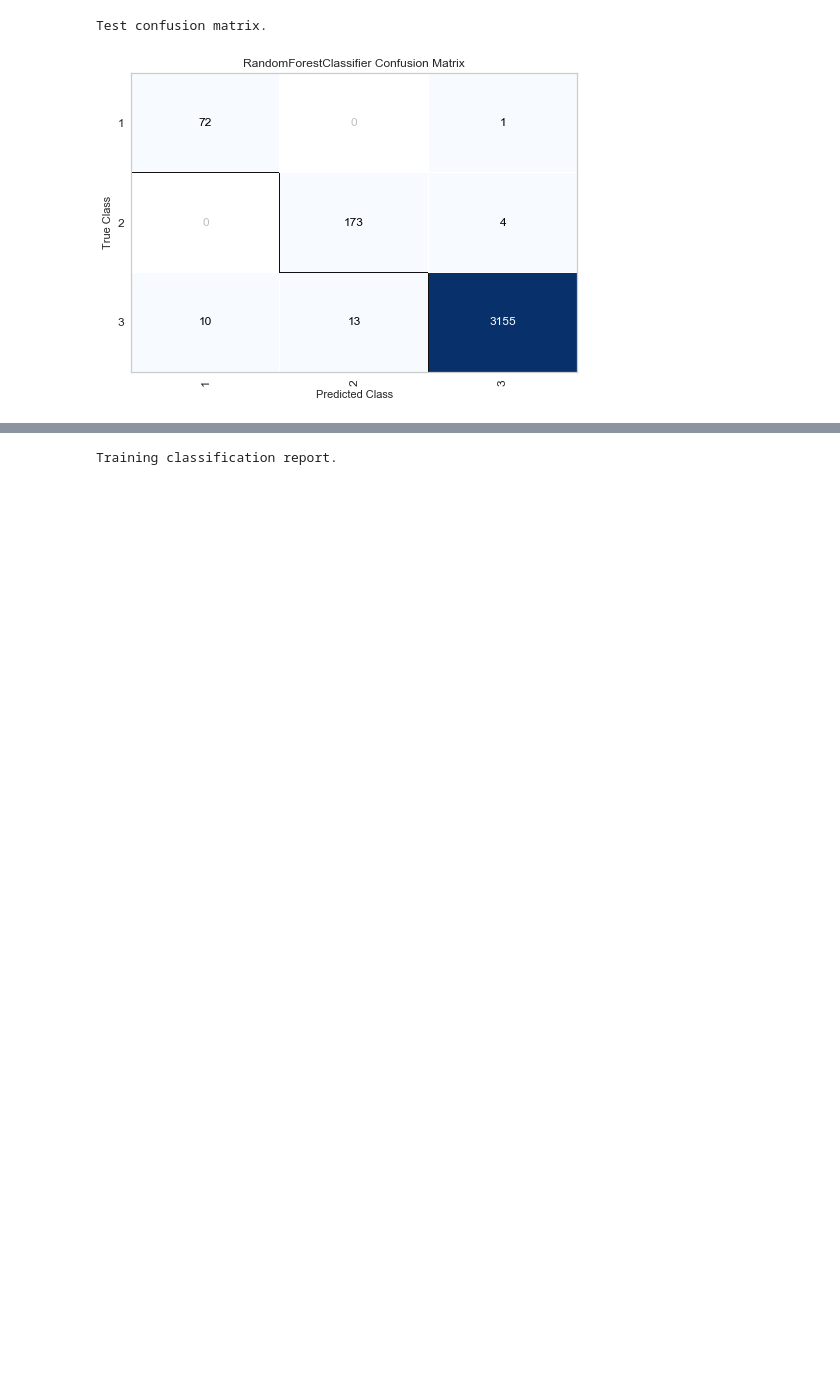
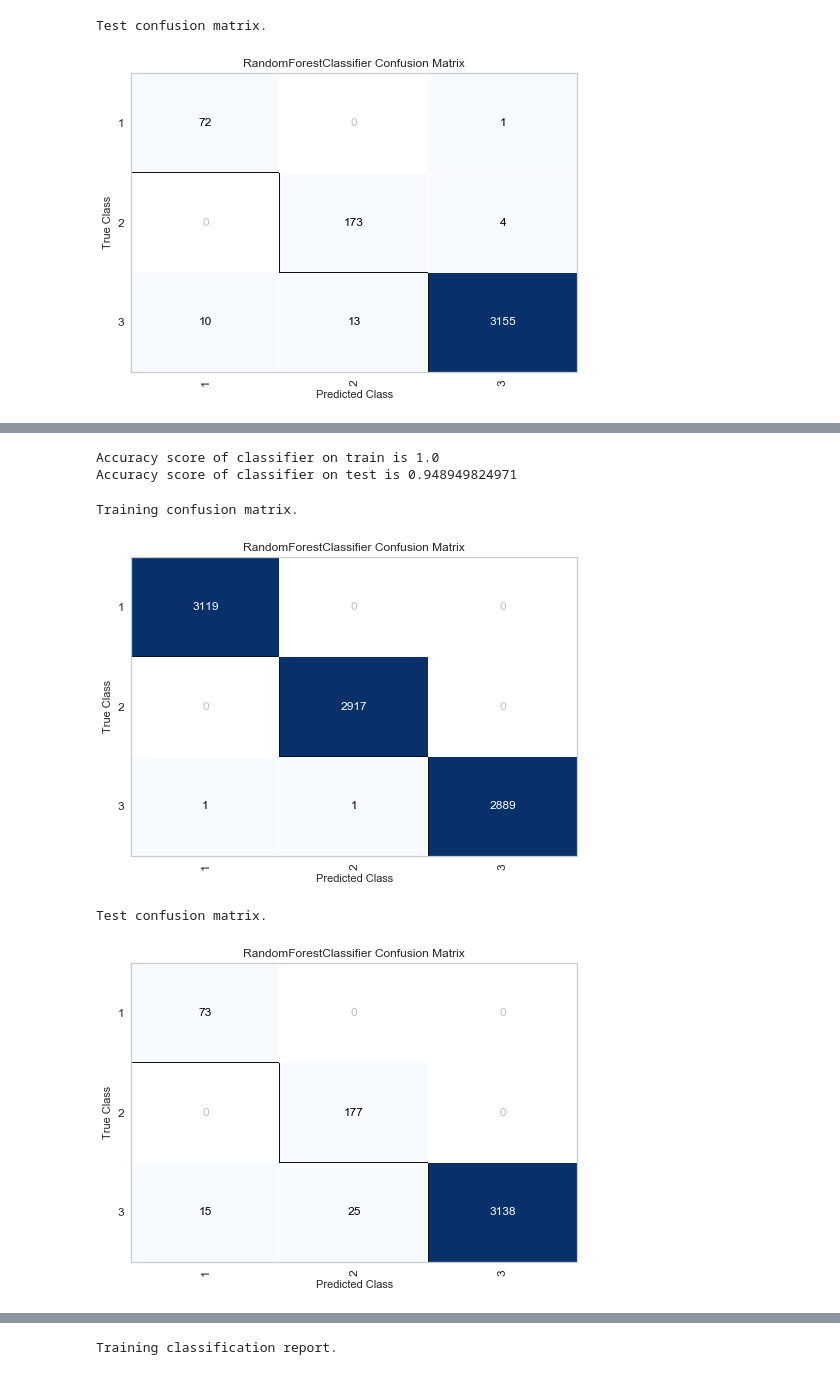
Before and after one commit to rahul7a/thyroid-classification, a Jupyter notebook: MachineLearning/ModelingAndMachineLearning.ipynb, the cells around one changed output, grey strips where cells are left out. Cells and saved outputs as stored; diff of their text form; code cells hidden in the pictures; blank space fills up the shorter version.

```diff
--- a/MachineLearning/ModelingAndMachineLearning.ipynb
+++ b/MachineLearning/ModelingAndMachineLearning.ipynb
@@ -327 +287,24 @@ Test confusion matrix.
+# %%
+from imblearn.combine import SMOTEENN
+
+sme = SMOTEENN(random_state=42)
+sme_features, sme_labels = sme.fit_sample(X_train,y_train)
+rf_smoteenn = RandomForestClassifier(random_state=42)
+
+train_score = classifier_scores(rf_smoteenn, 'train', us_features, us_labels, True)
+test_score = classifier_scores(rf_smoteenn, 'test', X_test, y_test, True)
+# %% [output]
+Accuracy score of classifier on train is 1.0
+Accuracy score of classifier on test is 0.948949824971
+# %%
+#show_report(rf_smoteenn, sme_features, sme_labels, 'classification', 'train')
+#show_report(rf_smoteenn, X_test, y_test, 'classification', 'test')
+show_report(rf_smoteenn, sme_features, sme_labels, 'confusion', 'train')
+show_report(rf_smoteenn, X_test, y_test, 'confusion', 'test')
+classifiers.append(rf_smoteenn)
+# %% [output]
+Training confusion matrix.
+[figure, added]
+Test confusion matrix.
+[figure, added]
 # %% [markdown]
```
Also changed, not shown: parts of 18 cells of this notebook.
